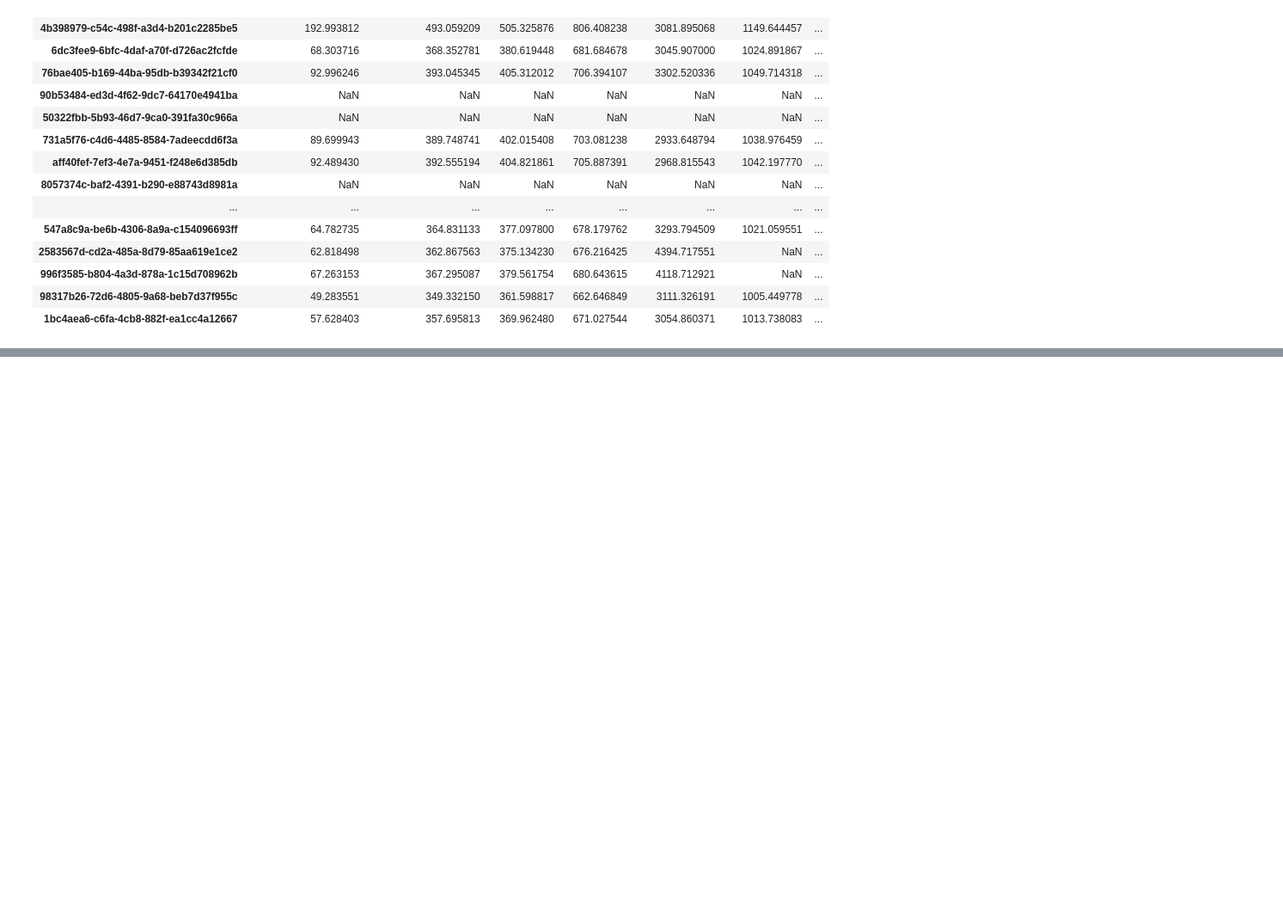
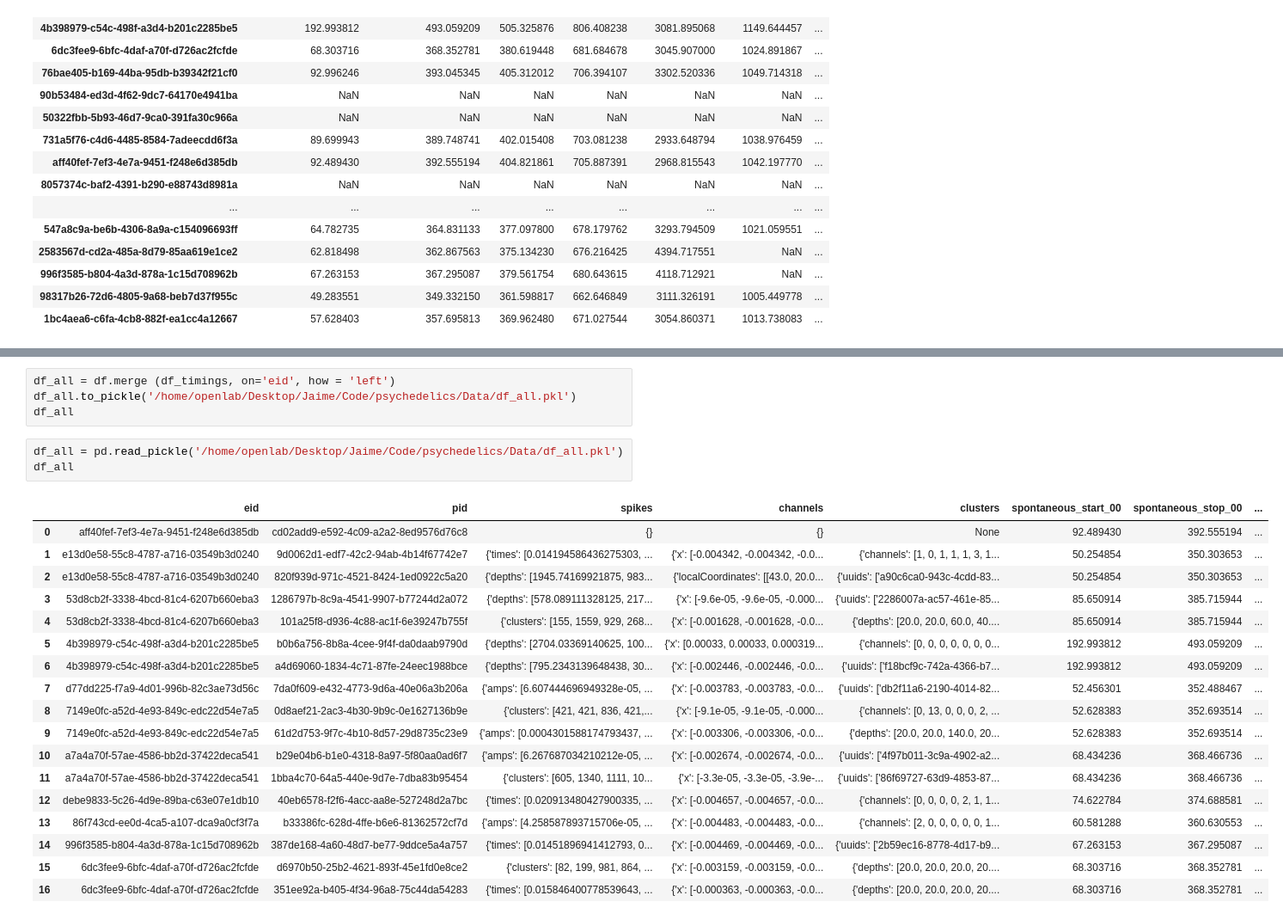
Before and after one commit to ja-94/psychedelics, a Jupyter notebook: 00_download_data.ipynb, the cells around one changed output, grey strips where cells are left out. Shown at 86% size. Saved outputs shown, nothing was run; the diff lists cells and outputs as text; blank space fills up the shorter version.

Commit message:
Created a pickle file with all timings, spikes, channels, clusters... In the download notebook, creates /Data/df_all.pkl.

```diff
--- a/00_download_data.ipynb
+++ b/00_download_data.ipynb
@@ -60,0 +130,26 @@ df_timings
+# %%
+df_all = df.merge (df_timings, on='eid', how = 'left')
+df_all.to_pickle('/home/openlab/Desktop/Jaime/Code/psychedelics/Data/df_all.pkl')
+df_all
+# %%
+df_all = pd.read_pickle('/home/openlab/Desktop/Jaime/Code/psychedelics/Data/df_all.pkl')
+df_all
+# %% [output]
+|  | eid | pid | spikes | channels | clusters | spontaneous_start_00 | spontaneous_stop_00 | ... |
+| 0 | aff40fef-7ef3-4e7a-9451-f248e6d385db | cd02add9-e592-4c09-a2a2-8ed9576d76c8 | {} | {} | None | 92.489430 | 392.555194 | ... |
+| 1 | e13d0e58-55c8-4787-a716-03549b3d0240 | 9d0062d1-edf7-42c2-94ab-4b14f67742e7 | {'times': [0.014194586436275303, ... | {'x': [-0.004342, -0.004342, -0.0... | {'channels': [1, 0, 1, 1, 1, 3, 1... | 50.254854 | 350.303653 | ... |
+| 2 | e13d0e58-55c8-4787-a716-03549b3d0240 | 820f939d-971c-4521-8424-1ed0922c5a20 | {'depths': [1945.74169921875, 983... | {'localCoordinates': [[43.0, 20.0... | {'uuids': ['a90c6ca0-943c-4cdd-83... | 50.254854 | 350.303653 | ... |
+| 3 | 53d8cb2f-3338-4bcd-81c4-6207b660eba3 | 1286797b-8c9a-4541-9907-b77244d2a072 | {'depths': [578.089111328125, 217... | {'x': [-9.6e-05, -9.6e-05, -0.000... | {'uuids': ['2286007a-ac57-461e-85... | 85.650914 | 385.715944 | ... |
+| 4 | 53d8cb2f-3338-4bcd-81c4-6207b660eba3 | 101a25f8-d936-4c88-ac1f-6e39247b755f | {'clusters': [155, 1559, 929, 268... | {'x': [-0.001628, -0.001628, -0.0... | {'depths': [20.0, 20.0, 60.0, 40.... | 85.650914 | 385.715944 | ... |
+| 5 | 4b398979-c54c-498f-a3d4-b201c2285be5 | b0b6a756-8b8a-4cee-9f4f-da0daab9790d | {'depths': [2704.03369140625, 100... | {'x': [0.00033, 0.00033, 0.000319... | {'channels': [0, 0, 0, 0, 0, 0, 0... | 192.993812 | 493.059209 | ... |
+| 6 | 4b398979-c54c-498f-a3d4-b201c2285be5 | a4d69060-1834-4c71-87fe-24eec1988bce | {'depths': [795.2343139648438, 30... | {'x': [-0.002446, -0.002446, -0.0... | {'uuids': ['f18bcf9c-742a-4366-b7... | 192.993812 | 493.059209 | ... |
+| 7 | d77dd225-f7a9-4d01-996b-82c3ae73d56c | 7da0f609-e432-4773-9d6a-40e06a3b206a | {'amps': [6.607444696949328e-05, ... | {'x': [-0.003783, -0.003783, -0.0... | {'uuids': ['db2f11a6-2190-4014-82... | 52.456301 | 352.488467 | ... |
+| 8 | 7149e0fc-a52d-4e93-849c-edc22d54e7a5 | 0d8aef21-2ac3-4b30-9b9c-0e1627136b9e | {'clusters': [421, 421, 836, 421,... | {'x': [-9.1e-05, -9.1e-05, -0.000... | {'channels': [0, 13, 0, 0, 0, 2, ... | 52.628383 | 352.693514 | ... |
+| 9 | 7149e0fc-a52d-4e93-849c-edc22d54e7a5 | 61d2d753-9f7c-4b10-8d57-29d8735c23e9 | {'amps': [0.0004301588174793437, ... | {'x': [-0.003306, -0.003306, -0.0... | {'depths': [20.0, 20.0, 140.0, 20... | 52.628383 | 352.693514 | ... |
+| 10 | a7a4a70f-57ae-4586-bb2d-37422deca541 | b29e04b6-b1e0-4318-8a97-5f80aa0ad6f7 | {'amps': [6.267687034210212e-05, ... | {'x': [-0.002674, -0.002674, -0.0... | {'uuids': ['4f97b011-3c9a-4902-a2... | 68.434236 | 368.466736 | ... |
+| 11 | a7a4a70f-57ae-4586-bb2d-37422deca541 | 1bba4c70-64a5-440e-9d7e-7dba83b95454 | {'clusters': [605, 1340, 1111, 10... | {'x': [-3.3e-05, -3.3e-05, -3.9e-... | {'uuids': ['86f69727-63d9-4853-87... | 68.434236 | 368.466736 | ... |
+| 12 | debe9833-5c26-4d9e-89ba-c63e07e1db10 | 40eb6578-f2f6-4acc-aa8e-527248d2a7bc | {'times': [0.020913480427900335, ... | {'x': [-0.004657, -0.004657, -0.0... | {'channels': [0, 0, 0, 0, 2, 1, 1... | 74.622784 | 374.688581 | ... |
+| 13 | 86f743cd-ee0d-4ca5-a107-dca9a0cf3f7a | b33386fc-628d-4ffe-b6e6-81362572cf7d | {'amps': [4.258587893715706e-05, ... | {'x': [-0.004483, -0.004483, -0.0... | {'channels': [2, 0, 0, 0, 0, 0, 1... | 60.581288 | 360.630553 | ... |
+| 14 | 996f3585-b804-4a3d-878a-1c15d708962b | 387de168-4a60-48d7-be77-9ddce5a4a757 | {'times': [0.01451896941412793, 0... | {'x': [-0.004469, -0.004469, -0.0... | {'uuids': ['2b59ec16-8778-4d17-b9... | 67.263153 | 367.295087 | ... |
+| 15 | 6dc3fee9-6bfc-4daf-a70f-d726ac2fcfde | d6970b50-25b2-4621-893f-45e1fd0e8ce2 | {'clusters': [82, 199, 981, 864, ... | {'x': [-0.003159, -0.003159, -0.0... | {'depths': [20.0, 20.0, 20.0, 20.... | 68.303716 | 368.352781 | ... |
+| 16 | 6dc3fee9-6bfc-4daf-a70f-d726ac2fcfde | 351ee92a-b405-4f34-96a8-75c44da54283 | {'times': [0.015846400778539643, ... | {'x': [-0.000363, -0.000363, -0.0... | {'depths': [20.0, 20.0, 20.0, 20.... | 68.303716 | 368.352781 | ... |
```
Also changed, not shown: parts of 4 cells of this notebook, 1 other file.
